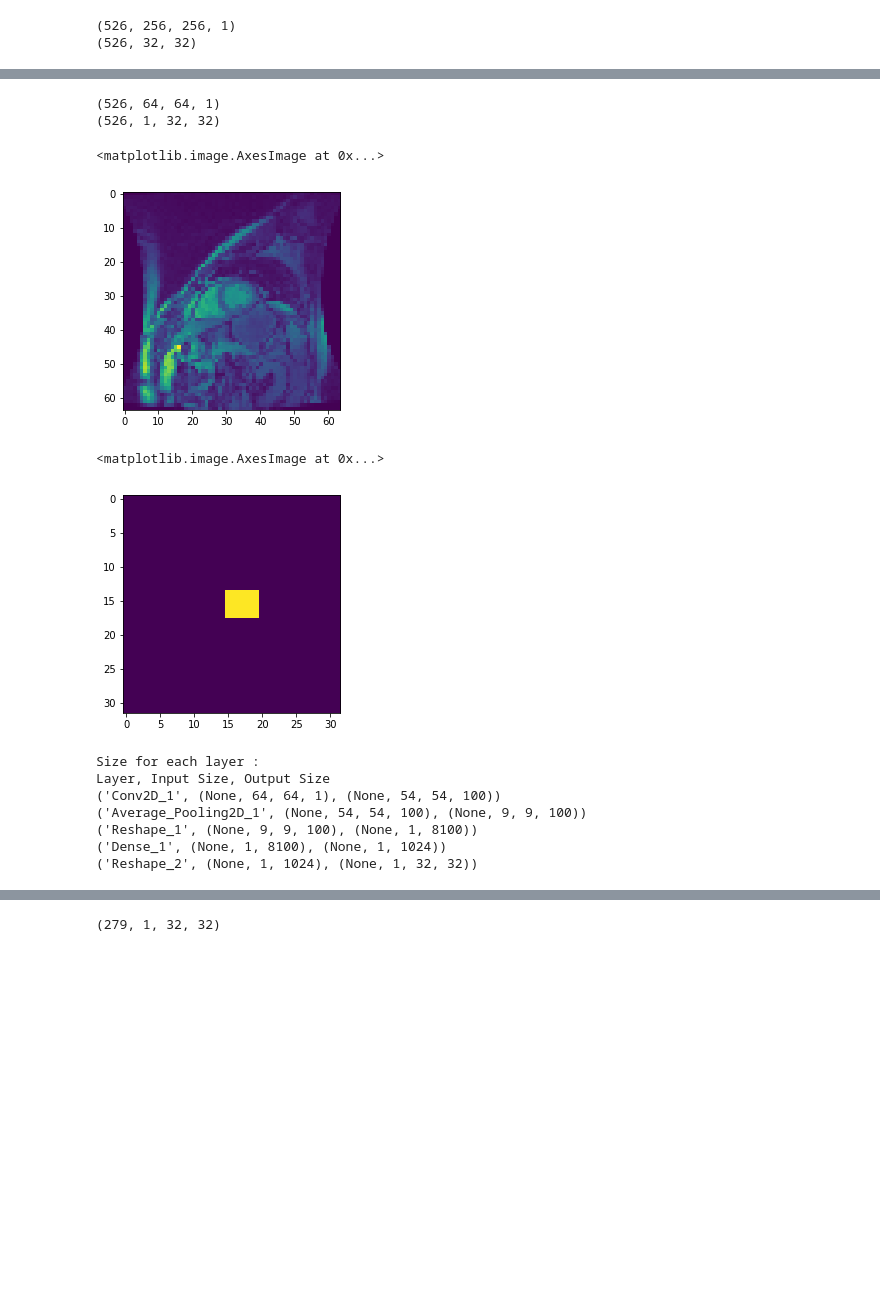
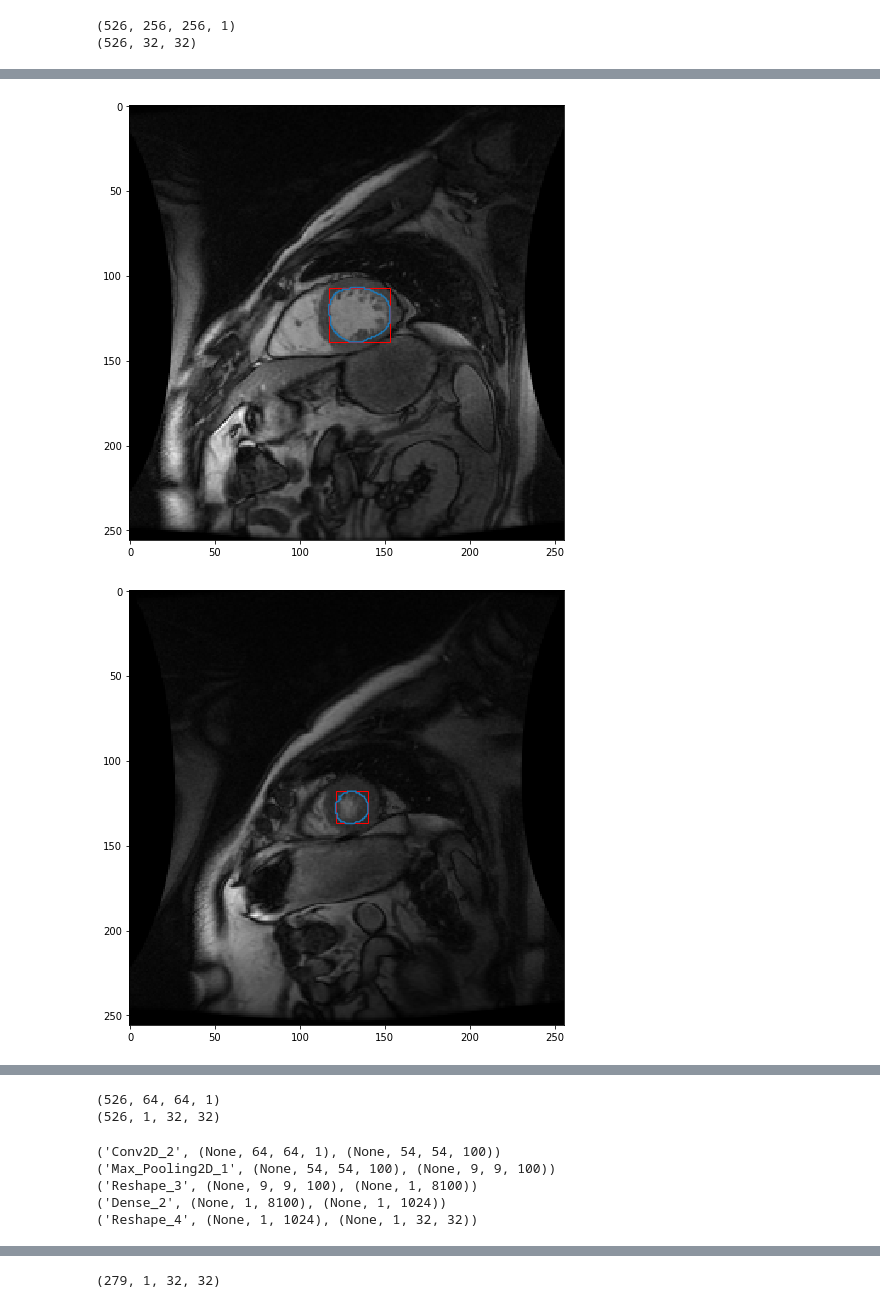
Before and after one commit to qqu0127/LV-segmentation, a Jupyter notebook: demo.ipynb, the cells around one changed output, grey strips where cells are left out. Cells and saved outputs as stored; diff of their text form; code cells hidden in the pictures; blank space fills up the shorter version.

```diff
--- a/demo.ipynb
+++ b/demo.ipynb
@@ -64,0 +55,26 @@ for i in range(20):
+# %%
+import matplotlib.image as mpimg
+import matplotlib.pyplot as plt
+import matplotlib.patches as patches
+for i in range(5):
+    contour = contour_train[i]
+    coord = contour.ctr
+    coord = np.array(coord)
+    mask = mask_train[i, :, :, 0]
+    img = img_train[i, :, :, 0]
+    X_min, Y_min = coord[:,0].min(), coord[:,1].min()
+    X_max, Y_max = coord[:, 0].max(), coord[:, 1].max()
+    w = coord[:,0].max() - coord[:,0].min()
+    h = coord[:,1].max() - coord[:,1].min()
+
+    fig, ax = plt.subplots(figsize = (8,8))
+    ax.imshow(img, cmap = 'gray')
+    ax.plot(*zip(*coord))
+    bbox = patches.Rectangle(
+            (X_min, Y_min),
+            w, h,
+            linewidth=1, edgecolor='r', facecolor='none')
+    ax.add_patch(bbox)
+# %% [output]
+[figure, added]
+[figure, added]
@@ -65,25 +84,8 @@ for i in range(20):
 # %%
 print(X.shape)
 print(Y.shape)
-plt.imshow(X[0,:,:,0])
 # %% [output]
 (526, 64, 64, 1)
 (526, 1, 32, 32)
-<matplotlib.image.AxesImage at 0x...>
-[figure, removed]
-# %%
-plt.imshow(Y[0,0,:,:])
-# %% [output]
-<matplotlib.image.AxesImage at 0x...>
-[figure, removed]
 # %%
 from baseline_model import *
-model = create_model()
-# %% [output]
-Size for each layer :
-Layer, Input Size, Output Size
-('Conv2D_1', (None, 64, 64, 1), (None, 54, 54, 100))
-('Average_Pooling2D_1', (None, 54, 54, 100), (None, 9, 9, 100))
-('Reshape_1', (None, 9, 9, 100), (None, 1, 8100))
-('Dense_1', (None, 1, 8100), (None, 1, 1024))
-('Reshape_2', (None, 1, 1024), (None, 1, 32, 32))
@@ -90,2 +121,12 @@ Layer, Input Size, Output Size
+# %%
+model = create_model_maxpooling('relu')
+for p in model.layers:
+    print(p.name.title(), p.input_shape, p.output_shape)
+# %% [output]
+('Conv2D_2', (None, 64, 64, 1), (None, 54, 54, 100))
+('Max_Pooling2D_1', (None, 54, 54, 100), (None, 9, 9, 100))
+('Reshape_3', (None, 9, 9, 100), (None, 1, 8100))
+('Dense_2', (None, 1, 8100), (None, 1, 1024))
+('Reshape_4', (None, 1, 1024), (None, 1, 32, 32))
 # %%
 from keras.models import load_model
```
Also changed, not shown: parts of 13 cells of this notebook, 5 other files.
